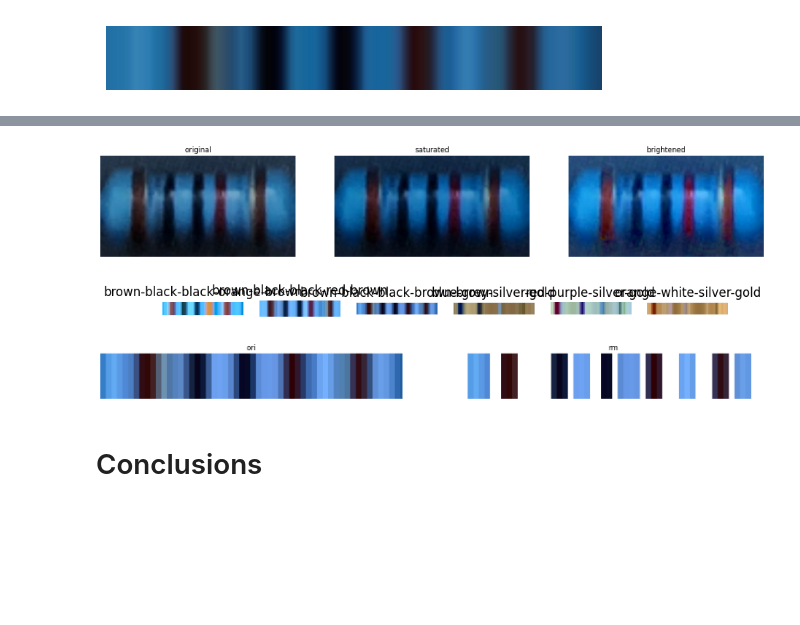
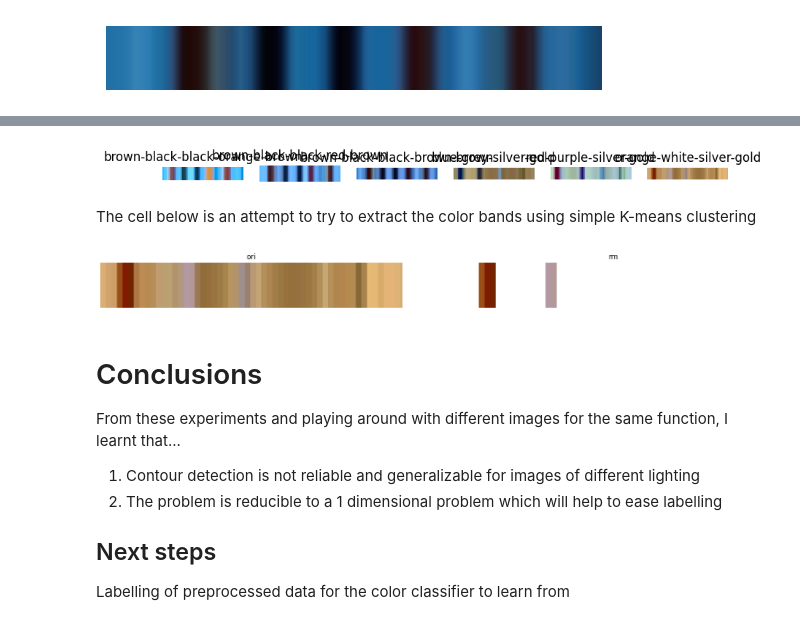
Before and after one commit to nichyjt/ResistorPrediction, a Jupyter notebook: exploration_raw_images.ipynb, the cells around one changed output, grey strips where cells are left out. Drawn from its saved outputs; the diff is of its cells as text; code cells hidden in the pictures; blank space fills up the shorter version.

```diff
--- a/exploration_raw_images.ipynb
+++ b/exploration_raw_images.ipynb
@@ -526,50 +589,3 @@ def apply_white_balance(img):
-# %%
-# ---- Brightness Adjustment ----
-
-# Increases values such that brightness in HSV colorspace is within 0-255
-def increase_brightness(image, value):
-    hsv_image = cv.cvtColor(image, cv.COLOR_BGR2HSV)  # Convert image to HSV color space
-    h, s, v = cv.split(hsv_image)  # Split the channels
-
-    # Increase the value channel by the specified value
-    v = cv.add(v, value)
-    v = np.clip(v, 0, 255)  # Ensure that the pixel values are within the valid range
-
-    hsv_image = cv.merge([h, s, v])  # Merge the channels back
-
-    brightened_image = cv.cvtColor(hsv_image, cv.COLOR_HSV2BGR)  # Convert back to BGR color space
-
-    return brightened_image
-
-
-def calculate_average_brightness(image: cv.Mat):
-    hsv_image = cv.cvtColor(image, cv.COLOR_BGR2HSV)  # Convert image to HSV color space
-    v = hsv_image[:, :, 2]  # Extract the Value channel
-
-    average_brightness = cv.mean(v)[0]  # Calculate the average brightness/luminance
-
-    return average_brightness
-
-# increases brightness of images if it falls beneath a threshold value
-def adjust_brightness(image, brightness_threshold, brightness_increase):
-    average_brightness = calculate_average_brightness(image)
-
-    if average_brightness < brightness_threshold:
-        brightened_image = increase_brightness(image, brightness_increase)
-        return brightened_image
-    else:
-        return image
-
-img = r2.img
-img_sat = increase_saturation(img)
-img_bright = increase_brightness(img_sat, 50)
-plot_N_continuous(
-    (img, 'original'),
-    (img_sat, 'saturated'),
-    (img_bright, 'brightened'),
-)
-# %% [output]
-[figure, removed]
 # %%
 # Crop, clean, blur
 import copy
@@ -590,6 +606,8 @@ for i, r in enumerate(processed):
 plot_N_resistors(processed)
 # %% [output]
 [figure]
+# %% [markdown]
+The cell below is an attempt to try to extract the color bands using simple K-means clustering
 # %%
 def remove_background(image):
     # Reshape the image to a 2D array of pixels
@@ -599,34 +617,41 @@ def remove_background(image):
     criteria = (cv.TERM_CRITERIA_EPS + cv.TERM_CRITERIA_MAX_ITER, 10, 1.0)
 
     # Perform K-means clustering
     _, _, centers = cv.kmeans(pixels, 1, None, criteria, 10, cv.KMEANS_RANDOM_CENTERS)
     background_color = centers[0].astype(int)
 
     # Define the threshold for color similarity (adjust as needed)
     similarity_threshold = 55
 
     # Calculate color similarity with the background color
     color_diff = np.abs(pixels - background_color)
     similarity_mask = np.all(color_diff < similarity_threshold, axis=1)
 
     # Replace similar colors with a placeholder color
     placeholder_color = (255, 255, 255)  # Replace with desired placeholder color
     pixels[similarity_mask] = placeholder_color
 
     # Reshape the modified pixels back to the original image shape
     modified_image = pixels.reshape(image.shape)
     modified_image = modified_image.astype(np.uint8)
 
     return modified_image
 
-img = r3.img
+img = r6.img
 img = process_image(img)
 img_rm = remove_background(img)
 plot_N_continuous(
     (img, 'ori'),
     (img_rm, 'rm')
 )
 # %% [output]
-[figure, old version]
+[figure, new version]
-# %% [markdown]
-# Conclusions
+# %% [markdown]
+# Conclusions
+
+From these experiments and playing around with different images for the same function, I learnt that...
+1. Contour detection is not reliable and generalizable for images of different lighting
+2. The problem is reducible to a 1 dimensional problem which will help to ease labelling
+
+## Next steps
+Labelling of preprocessed data for the color classifier to learn from
```
Also changed, not shown: parts of 9 cells of this notebook, 3 other files.
